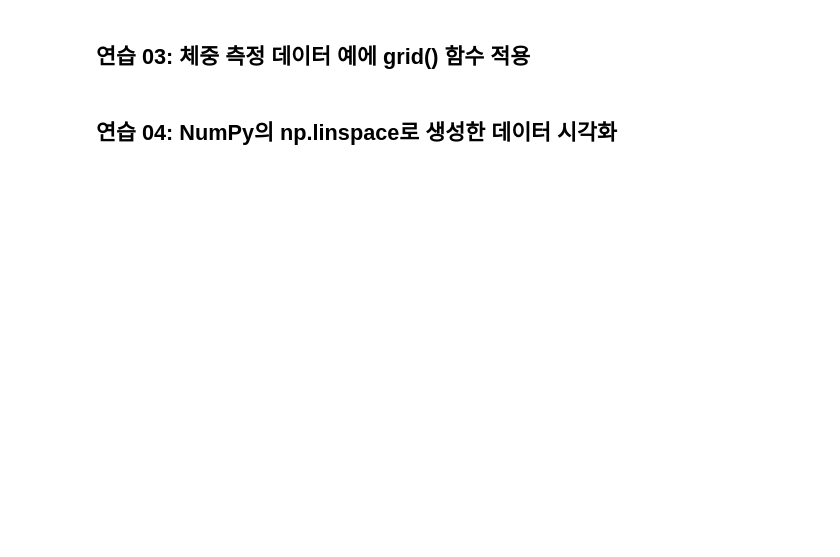
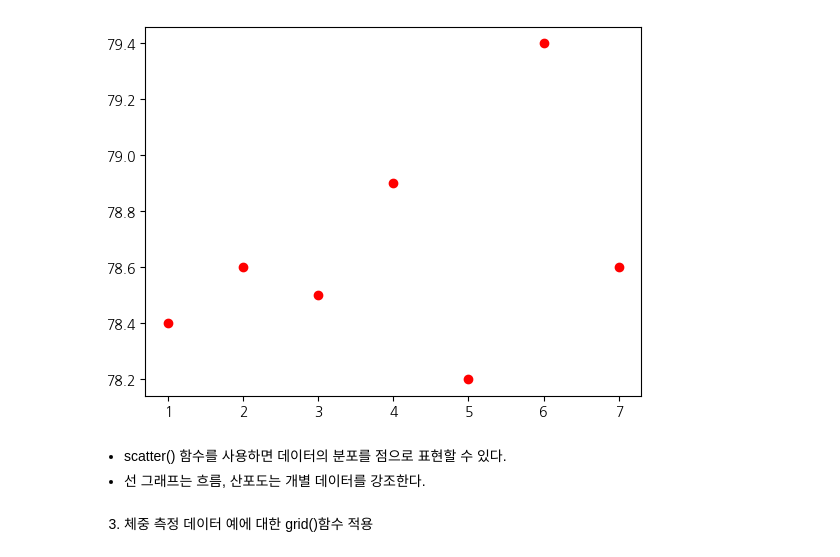
Before and after one commit to DDUM1N/DDUM1N, a Jupyter notebook: 기초확률및통계/세번째과제.ipynb, the cells around one changed output. Drawn from its saved outputs; the diff is of its cells as text; code cells hidden in the pictures; blank space fills up the shorter version.

```diff
--- a/기초확률및통계/세번째과제.ipynb
+++ b/기초확률및통계/세번째과제.ipynb
@@ -34,2 +28,18 @@ plt.show()
+# %%
+import numpy as np
+import matplotlib.pyplot as plt
+
+# 데이터 정의
+x = np.array([1, 2, 3, 4, 5, 6, 7]) # 날짜 데이터
+y = np.array([78.4, 78.6, 78.5, 78.9, 78.2, 79.4, 78.6]) # 체중 데이터
+
+# 산포도 그리기
+plt.scatter(x, y, color="r") # 빨간색으로 산포도 형식으로 보여준다
+plt.show() # 그래프를 보여준다
+# %% [output]
+[figure, added]
+# %% [markdown]
+- scatter() 함수를 사용하면 데이터의 분포를 점으로 표현할 수 있다.
+- 선 그래프는 흐름, 산포도는 개별 데이터를 강조한다.
 # %% [markdown]
-## 연습 03: 체중 측정 데이터 예에 grid() 함수 적용
+3. 체중 측정 데이터 예에 대한 grid()함수 적용
@@ -44,2 +45,0 @@ plt.show()
-# %% [markdown]
-## 연습 04: NumPy의 np.linspace로 생성한 데이터 시각화
```
Also changed, not shown: parts of 17 cells of this notebook.
